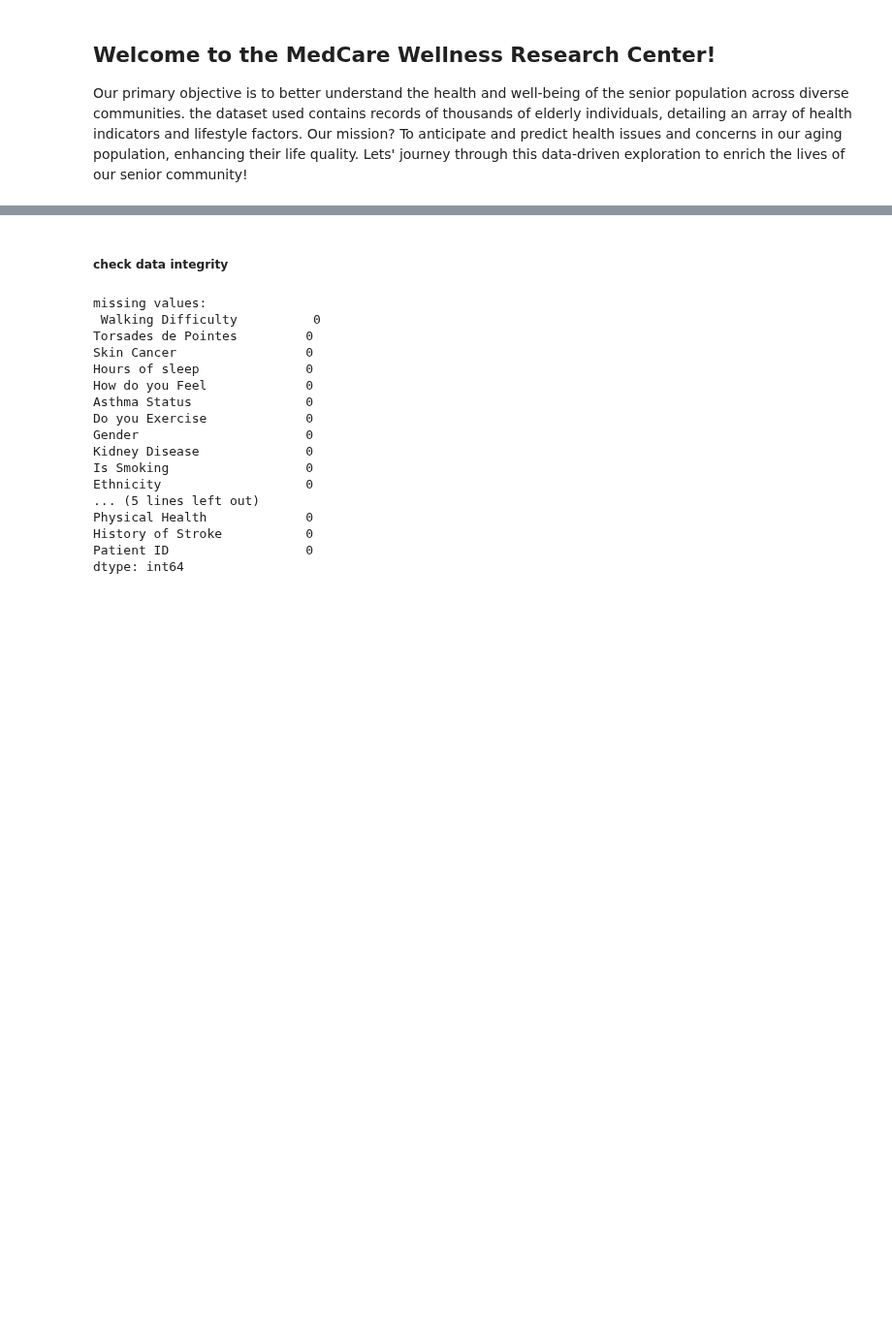
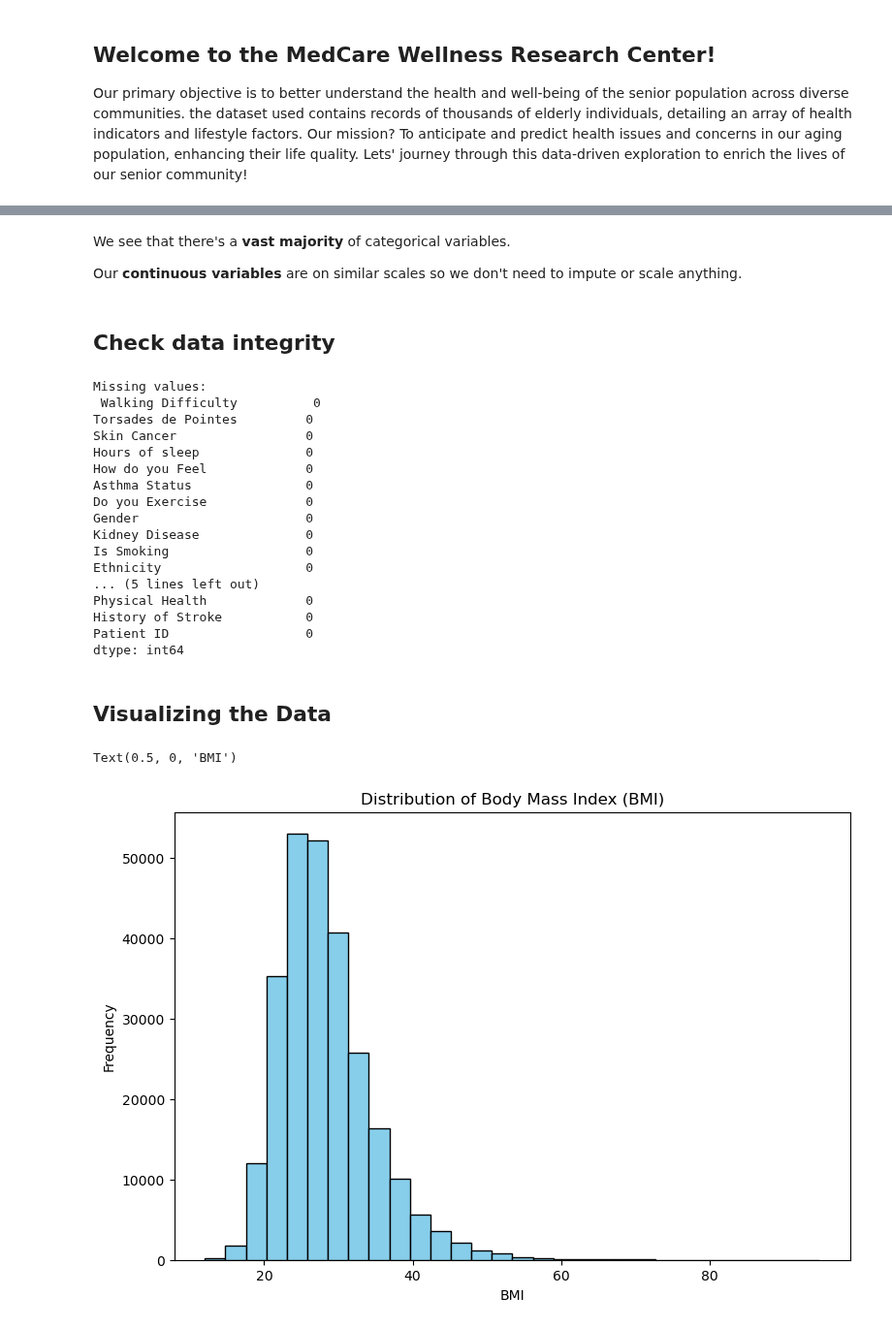
Before and after one commit to Dadd0/AI_MedCare_282401, a Jupyter notebook: main.ipynb, the cells around one changed output, grey strips where cells are left out. Shown at 97% size. Drawn from its saved outputs; the diff is of its cells as text; code cells hidden in the pictures; blank space fills up the shorter version.

```diff
--- a/main.ipynb
+++ b/main.ipynb
@@ -21,5 +16,5 @@ import seaborn as sns
 The initial step of our analysis is known as Exploratory Data Analysis (EDA) which is useful in order to gain a deeper understanding of our dataset. EDA holds a central position in the data analysis for understanding the data structure and meaning, detecting outliers, identifying patterns through plots and visualizations, data cleaning and integrity, and, mostly, to construct a solid foundation for what we will do next. It helps us in order to reduce the risk of mistakes and enabling more accurate predictions and insights!
 # %%
 # Read data
-path = 'data\medcenter.csv'
+path = 'data/medcenter.csv'
 medcenter_df = pd.read_csv(path)
@@ -59,11 +67,15 @@ Shape of the medcenter dataset: (261311, 19)
+# %% [markdown]
+We see that there's a **vast majority** of categorical variables.
+
+Our **continuous variables** are on similar scales so we don't need to impute or scale anything.
 # %% [markdown]
-##### check data integrity
+## Check data integrity
 # %%
-#check for missing values
+# check for missing values
 missing_values = medcenter_df.isnull().sum()
-print('missing values: \n', missing_values)
+print('Missing values:\n',missing_values)
 # %% [output]
-missing values:
+Missing values:
  Walking Difficulty          0
 Torsades de Pointes         0
 Skin Cancer                 0
@@ -82,0 +98,11 @@ dtype: int64
+# %% [markdown]
+## Visualizing the Data
+# %%
+plt.figure(figsize=(9,6))
+plt.title("Distribution of Body Mass Index (BMI)")
+plt.hist(medcenter_df['Body Mass Index'], bins = 30, edgecolor = 'black', color = 'skyblue')
+plt.ylabel("Frequency")
+plt.xlabel("BMI")
+# %% [output]
+Text(0.5, 0, 'BMI')
+[figure, added]
```
Also changed, not shown: parts of 11 cells of this notebook, 1 other file.
